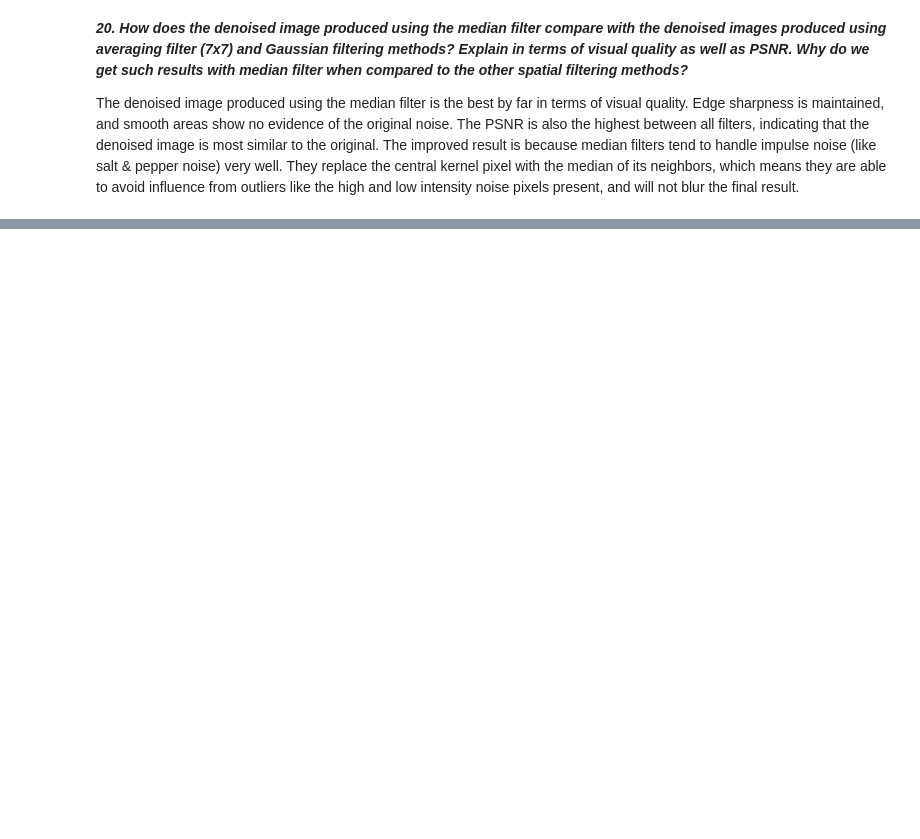
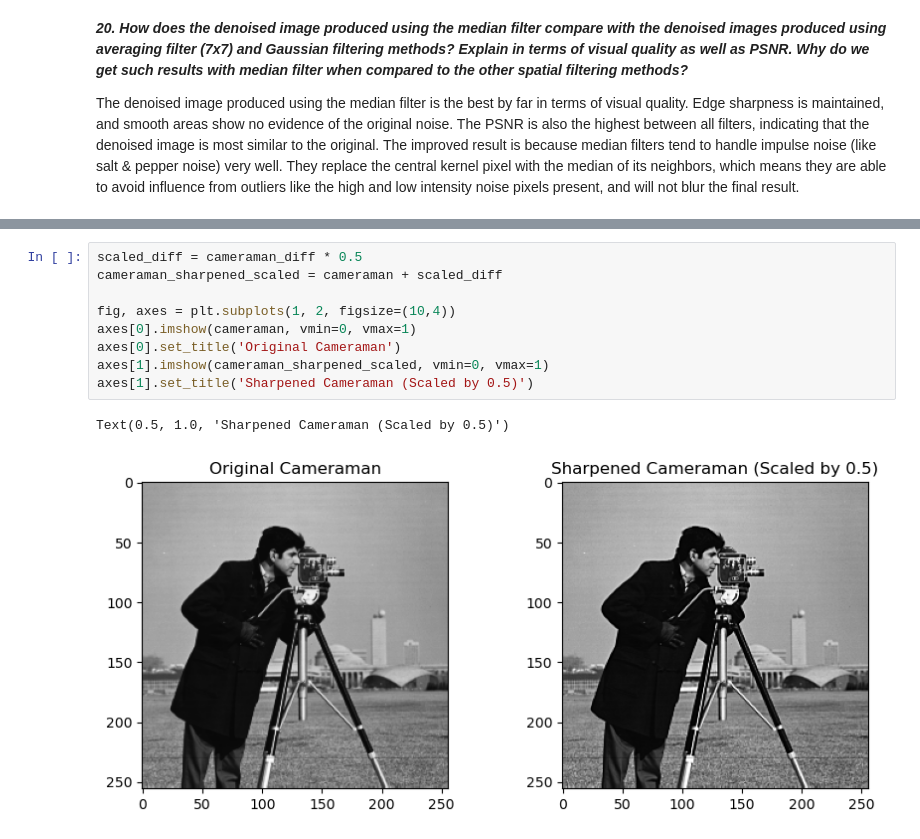
Before and after one commit to adeleyounis/SYDE575, a Jupyter notebook: Lab 2/Lab2.ipynb, the cells around one changed output, grey strips where cells are left out. Drawn from its saved outputs; the diff is of its cells as text; blank space fills up the shorter version.

```diff
--- a/Lab 2/Lab2.ipynb
+++ b/Lab 2/Lab2.ipynb
@@ -371,0 +406,12 @@ The denoised image produced using the median filter is the best by far in terms
+# %%
+scaled_diff = cameraman_diff * 0.5
+cameraman_sharpened_scaled = cameraman + scaled_diff
+
+fig, axes = plt.subplots(1, 2, figsize=(10,4))
+axes[0].imshow(cameraman, vmin=0, vmax=1)
+axes[0].set_title('Original Cameraman')
+axes[1].imshow(cameraman_sharpened_scaled, vmin=0, vmax=1)
+axes[1].set_title('Sharpened Cameraman (Scaled by 0.5)')
+# %% [output]
+Text(0.5, 1.0, 'Sharpened Cameraman (Scaled by 0.5)')
+[figure, added]
```
Also changed, not shown: parts of 21 cells of this notebook.
